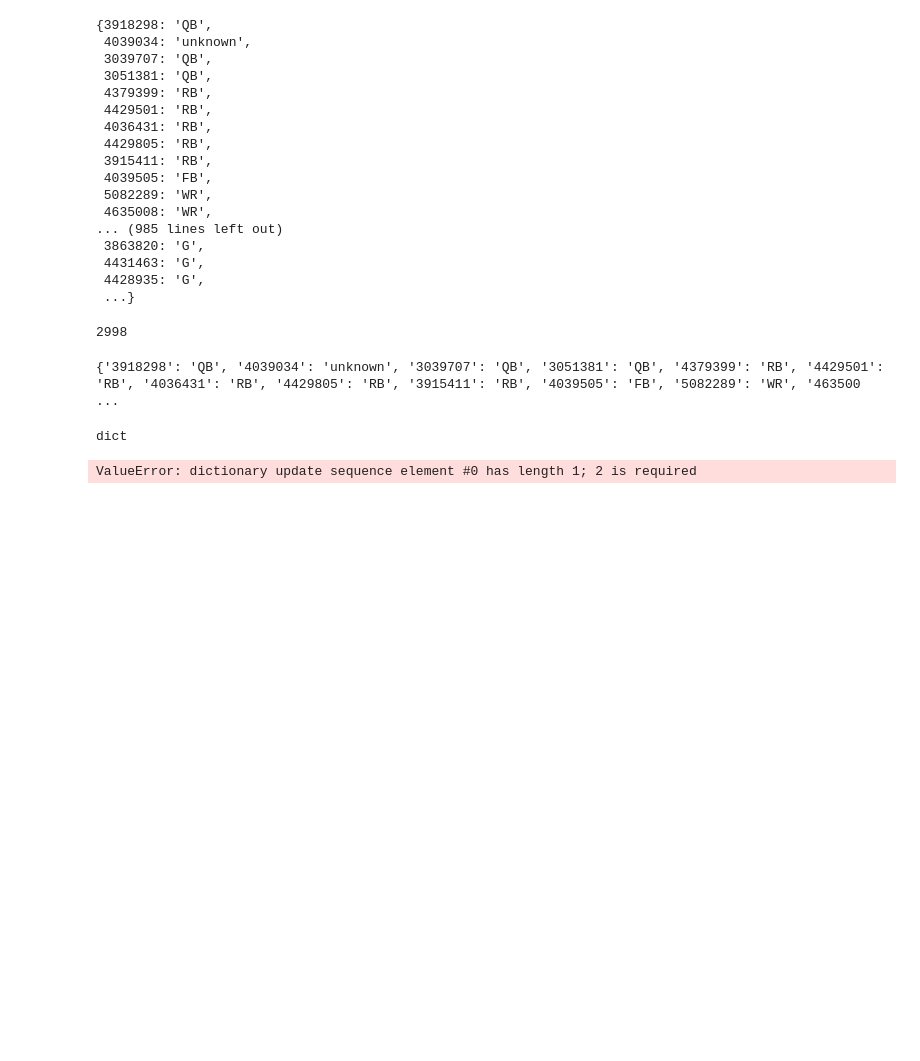
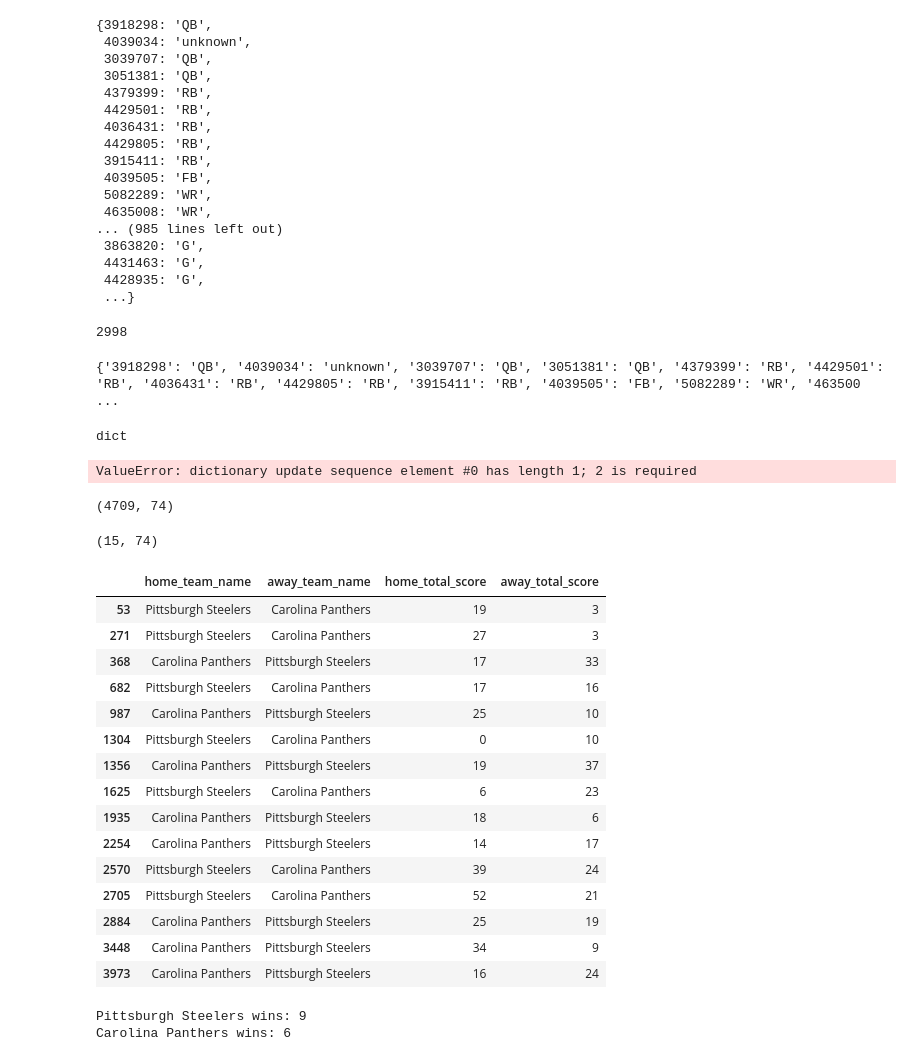
Before and after one commit to softvence-omega/jsulima_GameAIAPI, a Jupyter notebook: app/data/NFL/notebook.ipynb, the cells around one changed output. Drawn from its saved outputs; the diff is of its cells as text; code cells hidden in the pictures; blank space fills up the shorter version.

Commit message:
feteched history data for nfl game

```diff
--- a/app/data/NFL/notebook.ipynb
+++ b/app/data/NFL/notebook.ipynb
@@ -67,0 +70,63 @@ ValueError: dictionary update sequence element #0 has length 1; 2 is required
+# %%
+path = "nfl_games_data_history.csv"
+df = pd.read_csv(path)
+df.shape
+# %% [output]
+(4709, 74)
+# %%
+filtered_df = df[
+    (df['home_team_name'] == 'Pittsburgh Steelers') & (df['away_team_name'] == 'Carolina Panthers') |
+    (df['away_team_name'] == 'Pittsburgh Steelers') & (df['home_team_name'] == 'Carolina Panthers')
+]
+filtered_df.shape
+# %% [output]
+(15, 74)
+# %%
+filtered_df[['home_team_name', 'away_team_name', 'home_total_score', 'away_total_score']]
+# %% [output]
+|  | home_team_name | away_team_name | home_total_score | away_total_score |
+| 53 | Pittsburgh Steelers | Carolina Panthers | 19 | 3 |
+| 271 | Pittsburgh Steelers | Carolina Panthers | 27 | 3 |
+| 368 | Carolina Panthers | Pittsburgh Steelers | 17 | 33 |
+| 682 | Pittsburgh Steelers | Carolina Panthers | 17 | 16 |
+| 987 | Carolina Panthers | Pittsburgh Steelers | 25 | 10 |
+| 1304 | Pittsburgh Steelers | Carolina Panthers | 0 | 10 |
+| 1356 | Carolina Panthers | Pittsburgh Steelers | 19 | 37 |
+| 1625 | Pittsburgh Steelers | Carolina Panthers | 6 | 23 |
+| 1935 | Carolina Panthers | Pittsburgh Steelers | 18 | 6 |
+| 2254 | Carolina Panthers | Pittsburgh Steelers | 14 | 17 |
+| 2570 | Pittsburgh Steelers | Carolina Panthers | 39 | 24 |
+| 2705 | Pittsburgh Steelers | Carolina Panthers | 52 | 21 |
+| 2884 | Carolina Panthers | Pittsburgh Steelers | 25 | 19 |
+| 3448 | Carolina Panthers | Pittsburgh Steelers | 34 | 9 |
+| 3973 | Carolina Panthers | Pittsburgh Steelers | 16 | 24 |
+# %%
+# Initialize win counters
+steelers_wins = 0
+panthers_wins = 0
+
+# Iterate through each row
+for _, row in filtered_df.iterrows():
+    home_team = row['home_team_name']
+    away_team = row['away_team_name']
+    home_score = row['home_total_score']
+    away_score = row['away_total_score']
+
+    if home_score > away_score:
+        winner = home_team
+    elif away_score > home_score:
+        winner = away_team
+    else:
+        winner = 'Draw'  # Optional, if you want to track ties
+
+    if winner == 'Pittsburgh Steelers':
+        steelers_wins += 1
+    elif winner == 'Carolina Panthers':
+        panthers_wins += 1
+
+# Display results
+print(f"Pittsburgh Steelers wins: {steelers_wins}")
+print(f"Carolina Panthers wins: {panthers_wins}")
+# %% [output]
+Pittsburgh Steelers wins: 9
+Carolina Panthers wins: 6
```
Also changed, not shown: parts of 1 cell of this notebook, 3 other files.
